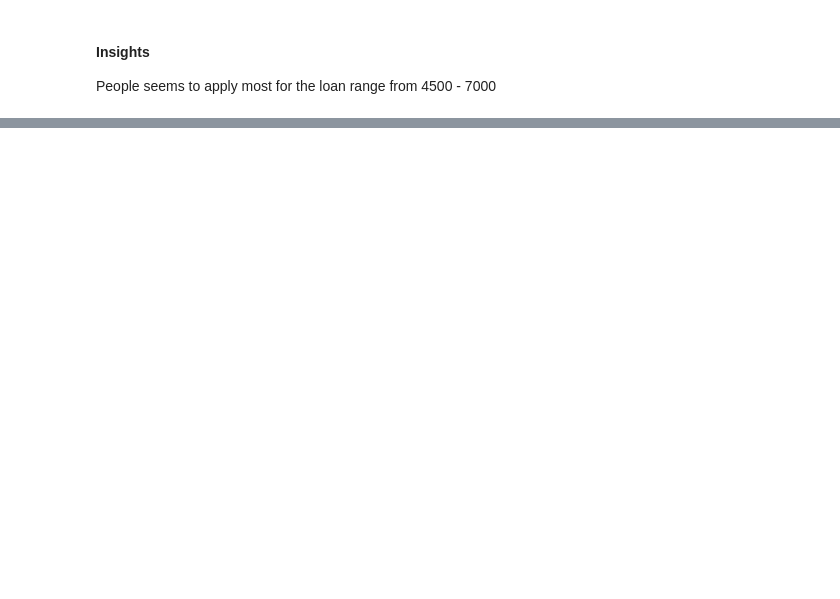
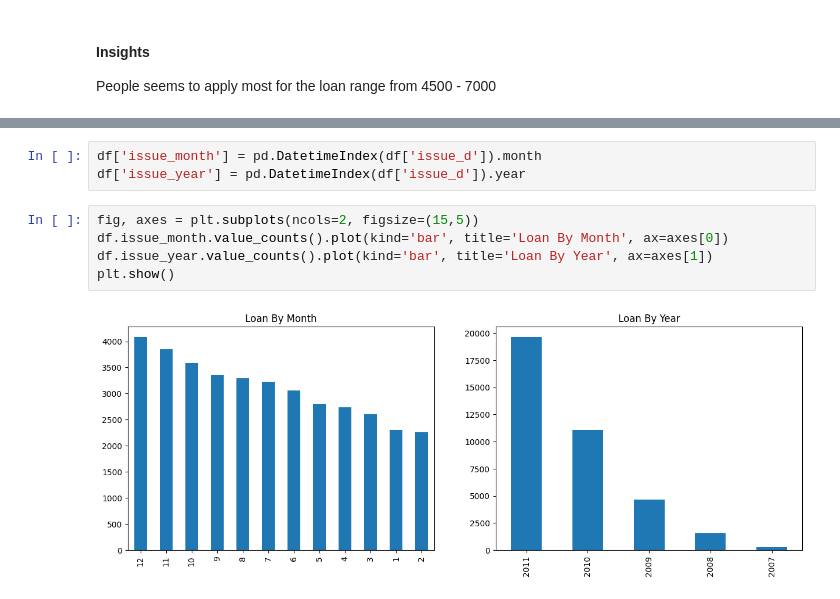
Before and after one commit to phucanthony/LendingClubCaseStudy, a Jupyter notebook: PhucPham_IIIT.ipynb, the cells around one changed output, grey strips where cells are left out. Saved outputs shown, nothing was run; the diff lists cells and outputs as text; blank space fills up the shorter version.

```diff
--- a/PhucPham_IIIT.ipynb
+++ b/PhucPham_IIIT.ipynb
@@ -324,0 +354,10 @@ People seems to apply most for the loan range from 4500 - 7000
+# %%
+df['issue_month'] = pd.DatetimeIndex(df['issue_d']).month
+df['issue_year'] = pd.DatetimeIndex(df['issue_d']).year
+# %%
+fig, axes = plt.subplots(ncols=2, figsize=(15,5))
+df.issue_month.value_counts().plot(kind='bar', title='Loan By Month', ax=axes[0])
+df.issue_year.value_counts().plot(kind='bar', title='Loan By Year', ax=axes[1])
+plt.show()
+# %% [output]
+[figure, added]
```
Also changed, not shown: parts of 65 cells of this notebook.
